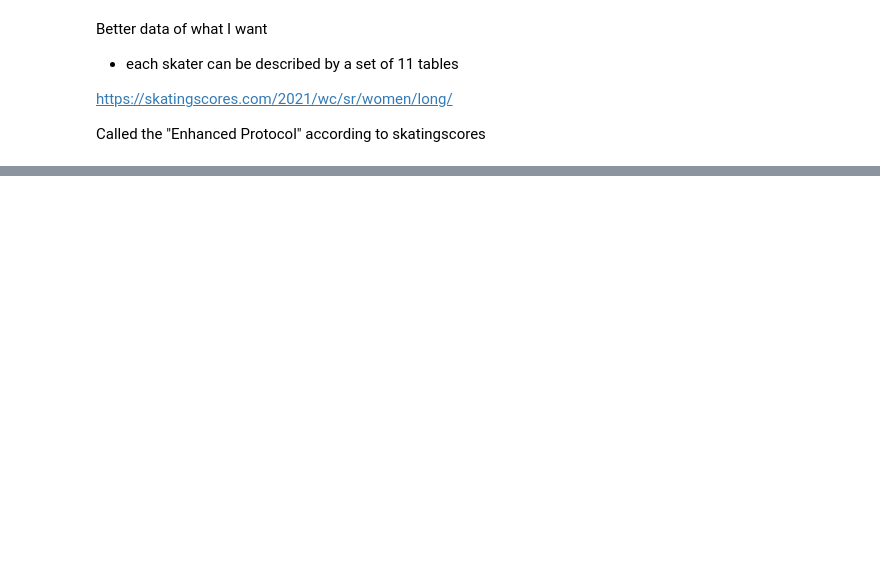
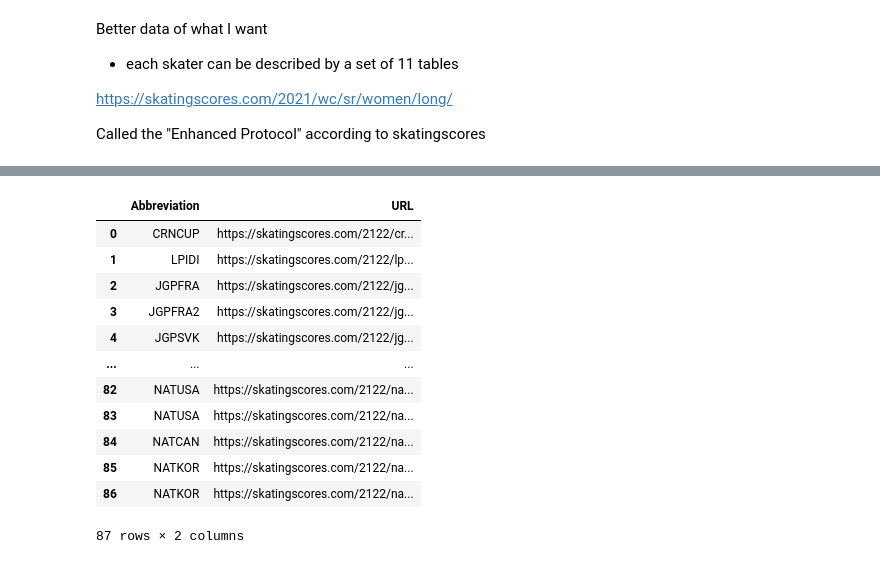
Before and after one commit to WinsonTruong/iceskating, a Jupyter notebook: scrape-skatingscores/scrape.ipynb, the cells around one changed output, grey strips where cells are left out. Saved outputs shown, nothing was run; the diff lists cells and outputs as text; code cells hidden in the pictures; blank space fills up the shorter version.

```diff
--- a/scrape-skatingscores/scrape.ipynb
+++ b/scrape-skatingscores/scrape.ipynb
@@ -253,0 +198,40 @@ component notes
+# %%
+## CODE CREDIT GOES TO https://stackoverflow.com/questions/56757261/extract-href-using-pandas-read-html, the work below has been modified and is not fully my own
+
+url = 'https://skatingscores.com/2122/'
+df = pd.read_html(url)[1]
+
+response = requests.get(url)
+soup = BeautifulSoup(response.text, 'html.parser')
+soup.prettify()
+tables = soup.find_all("tbody")
+
+links = []
+for tr in tables[1].findAll("tr"):
+    trs = tr.findAll("td")
+    for each in trs:
+        try:
+            link = each.find('a')['href']
+            links.append(link)
+        except:
+            pass
+links_to_events = [url + i[6:] for i in links]
+abbrv_of_valid_events = [i[len(url):-1].upper() for i in links_to_events] # some events were cancelled and are not pulled via this method above
+links_to_completed_events = pd.DataFrame()
+links_to_completed_events['Abbreviation'] = abbrv_of_valid_events
+links_to_completed_events['URL'] = links_to_events
+links_to_completed_events
+# %% [output]
+|  | Abbreviation | URL |
+| 0 | CRNCUP | https://skatingscores.com/2122/cr... |
+| 1 | LPIDI | https://skatingscores.com/2122/lp... |
+| 2 | JGPFRA | https://skatingscores.com/2122/jg... |
+| 3 | JGPFRA2 | https://skatingscores.com/2122/jg... |
+| 4 | JGPSVK | https://skatingscores.com/2122/jg... |
+| ... | ... | ... |
+| 82 | NATUSA | https://skatingscores.com/2122/na... |
+| 83 | NATUSA | https://skatingscores.com/2122/na... |
+| 84 | NATCAN | https://skatingscores.com/2122/na... |
+| 85 | NATKOR | https://skatingscores.com/2122/na... |
+| 86 | NATKOR | https://skatingscores.com/2122/na... |
+87 rows × 2 columns
```
Also changed, not shown: parts of 20 cells of this notebook.
